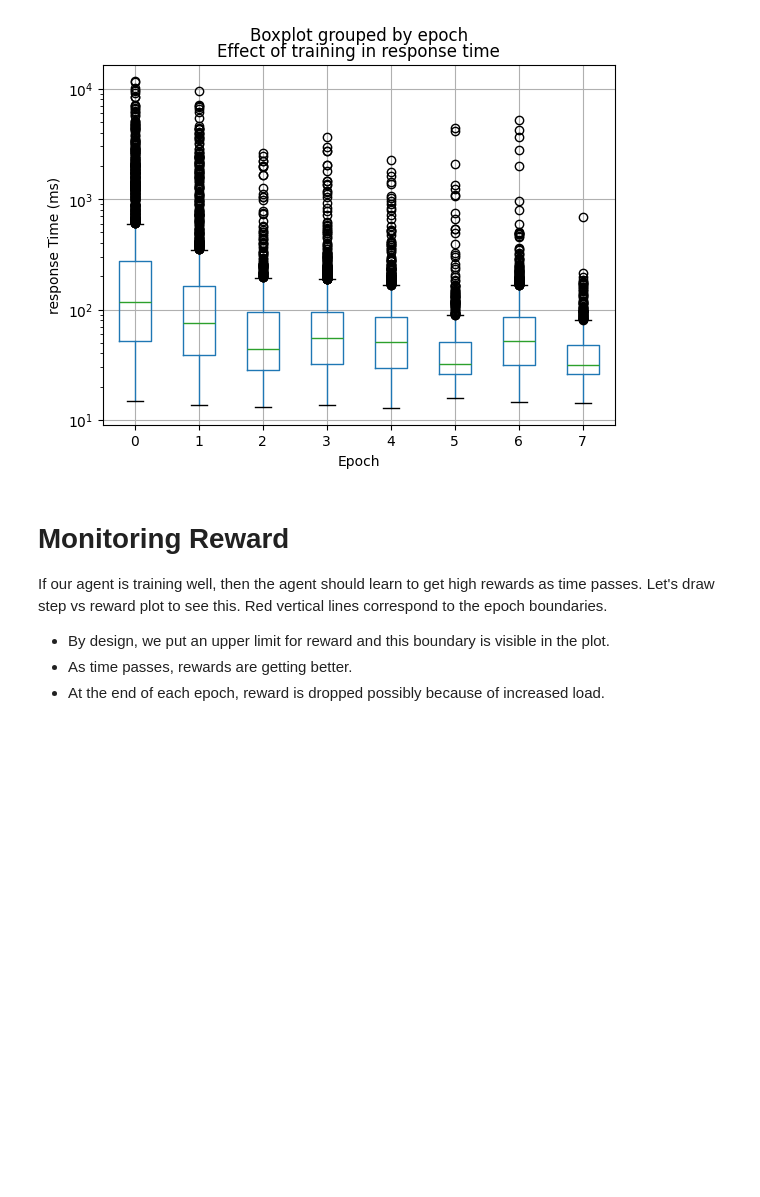
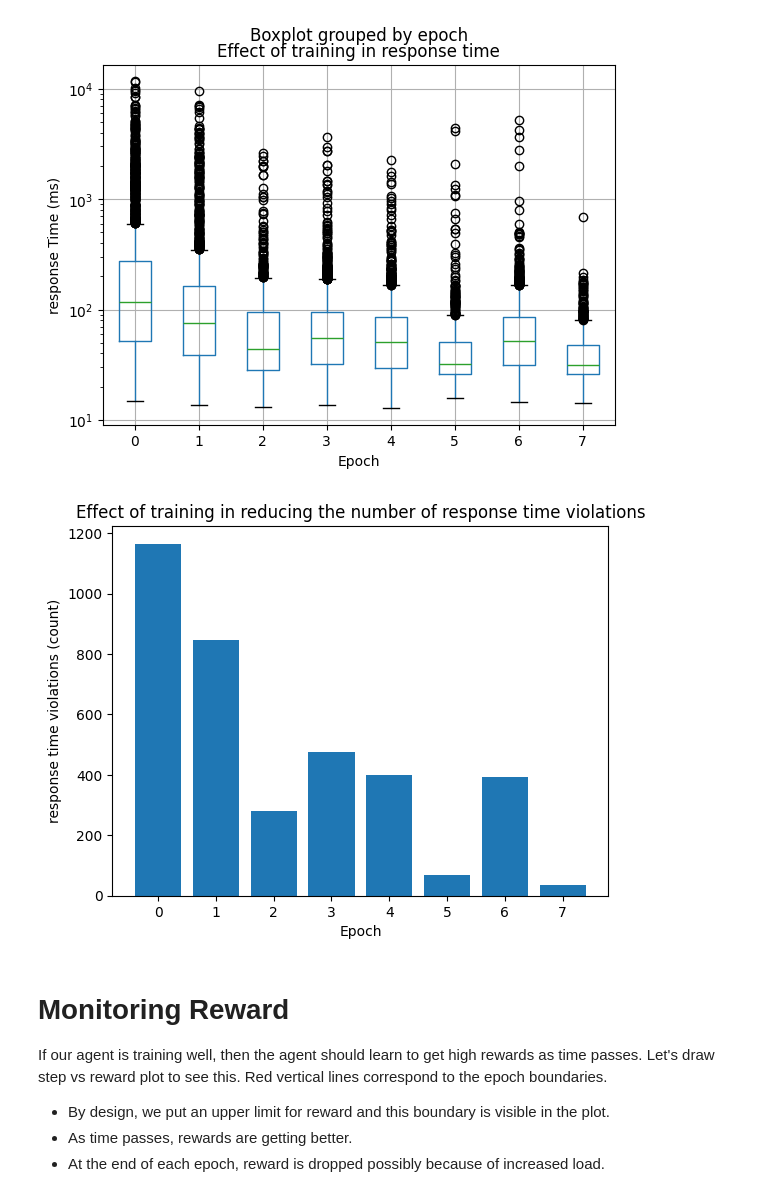
Before and after one commit to app2scale/agent, a Jupyter notebook: server_client_v2/visualize_results.ipynb, the cells around one changed output. Saved outputs shown, nothing was run; the diff lists cells and outputs as text; code cells hidden in the pictures; blank space fills up the shorter version.

Commit message:
Added response time violation counts

```diff
--- a/server_client_v2/visualize_results.ipynb
+++ b/server_client_v2/visualize_results.ipynb
@@ -90,6 +90,17 @@ plt.title('Effect of training in response time')
 plt.show()
 # %% [output]
 [figure]
+# %%
+response_time_violations = data[data['response_time'] > 100].groupby('epoch').agg({'response_time':'count'}).reset_index()
+plt.bar(response_time_violations['epoch'], response_time_violations['response_time'])
+
+plt.xlabel('Epoch')
+plt.ylabel('response time violations (count)')
+plt.yscale('linear')
+plt.title('Effect of training in reducing the number of response time violations')
+plt.show()
+# %% [output]
+[figure, added]
 # %% [markdown]
 # Monitoring Reward
 If our agent is training well, then the agent should learn to get high rewards as time passes. Let's draw step vs reward plot to see this.
```
